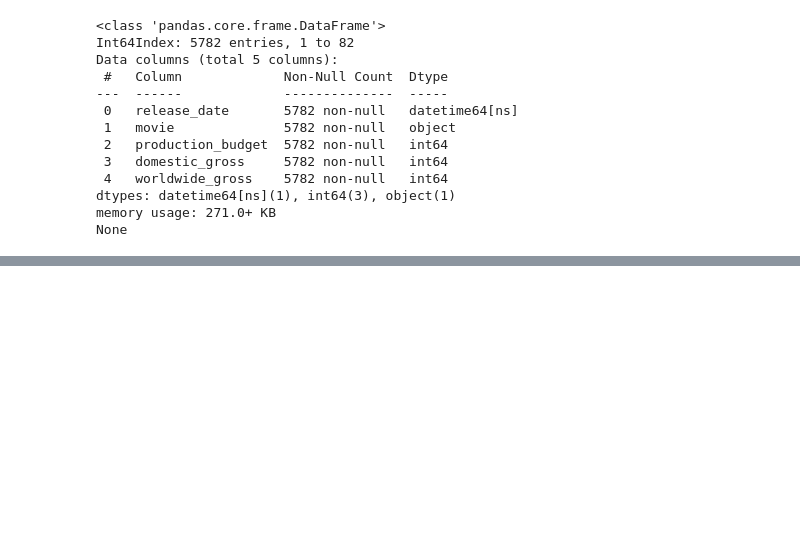
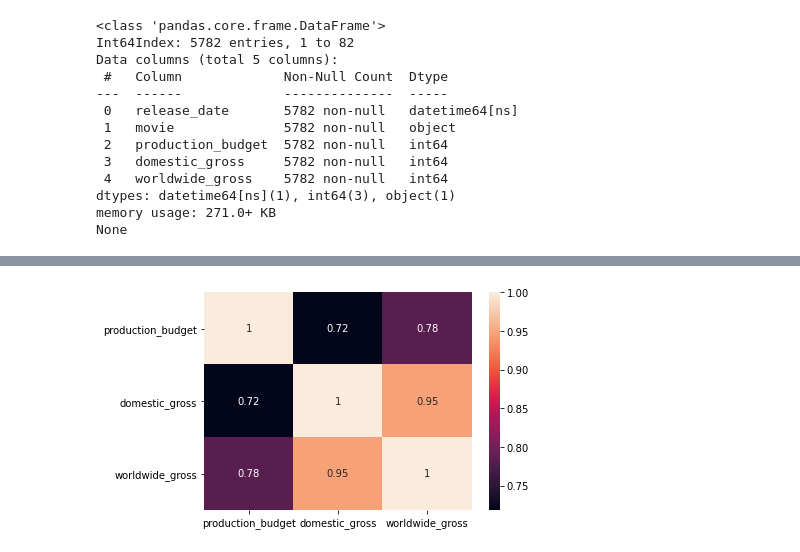
Before and after one commit to Graham-49/Phase2-project, a Jupyter notebook: index.ipynb, the cells around one changed output, grey strips where cells are left out. Saved outputs shown, nothing was run; the diff lists cells and outputs as text; code cells hidden in the pictures; blank space fills up the shorter version.

```diff
--- a/index.ipynb
+++ b/index.ipynb
@@ -150,0 +197,5 @@ NameError: name 'movie_details_and_revenue' is not defined
+# %%
+# correlation heatmap.
+sns.heatmap(movie_details_and_revenue[['production_budget','domestic_gross','worldwide_gross']].corr(),annot=True);
+# %% [output]
+[figure, added]
```
Also changed, not shown: parts of 23 cells of this notebook.
